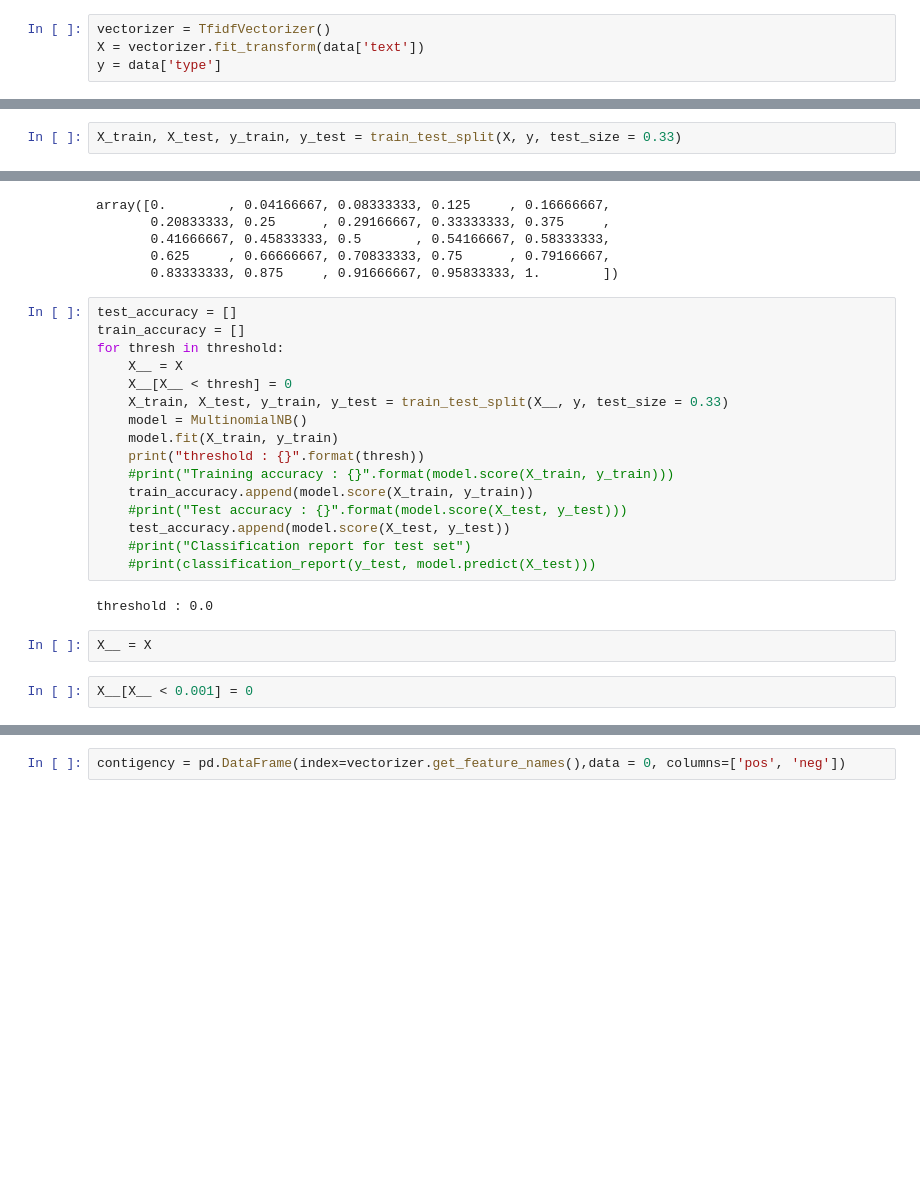
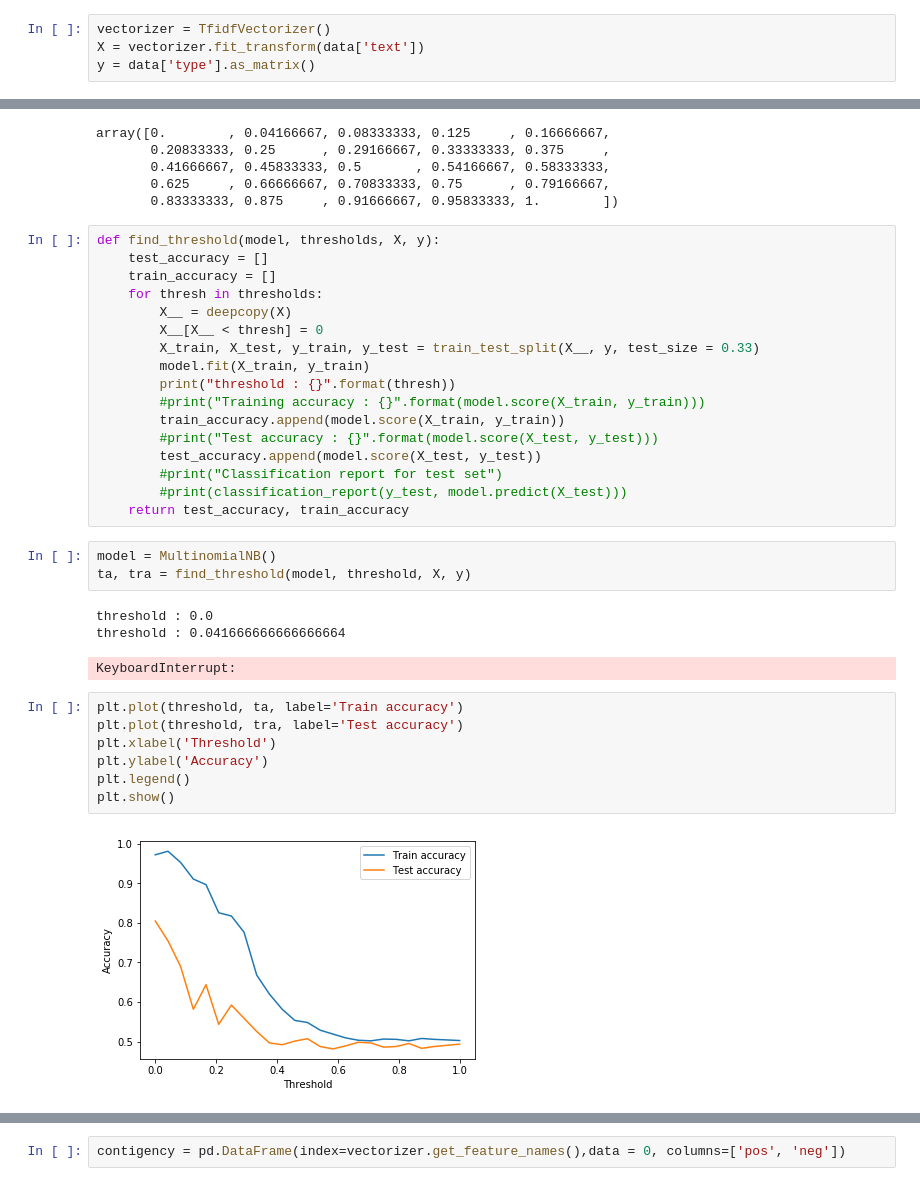
Before and after one commit to SimonKenoby/INFO2049, a Jupyter notebook: webandtext.ipynb, the cells around one changed output, grey strips where cells are left out. Cells and saved outputs as stored; diff of their text form; blank space fills up the shorter version.

Commit message:
Made kflod cross validation and confusion matrix

```diff
--- a/webandtext.ipynb
+++ b/webandtext.ipynb
@@ -81,7 +83,7 @@ visualize('neg')
 # %%
 vectorizer = TfidfVectorizer()
 X = vectorizer.fit_transform(data['text'])
-y = data['type']
+y = data['type'].as_matrix()
 # %%
 def get_score(index, score, matrix, order):
     X_ = matrix[index]
@@ -128,5 +117,3 @@ NameError: name 'max_val' is not defined
-# %%
-X_train, X_test, y_train, y_test = train_test_split(X, y, test_size = 0.33)
 # %%
 threshold = np.linspace(start = 0.0, stop = 1.0, num = 25)
 threshold
@@ -137,24 +124,35 @@ array([0.        , 0.04166667, 0.08333333, 0.125     , 0.16666667,
        0.625     , 0.66666667, 0.70833333, 0.75      , 0.79166667,
        0.83333333, 0.875     , 0.91666667, 0.95833333, 1.        ])
 # %%
-test_accuracy = []
-train_accuracy = []
-for thresh in threshold:
-    X__ = X
-    X__[X__ < thresh] = 0
-    X_train, X_test, y_train, y_test = train_test_split(X__, y, test_size = 0.33)
-    model = MultinomialNB()
-    model.fit(X_train, y_train)
-    print("threshold : {}".format(thresh))
-    #print("Training accuracy : {}".format(model.score(X_train, y_train)))
-    train_accuracy.append(model.score(X_train, y_train))
-    #print("Test accuracy : {}".format(model.score(X_test, y_test)))
-    test_accuracy.append(model.score(X_test, y_test))
-    #print("Classification report for test set")
-    #print(classification_report(y_test, model.predict(X_test)))
+def find_threshold(model, thresholds, X, y):
+    test_accuracy = []
+    train_accuracy = []
+    for thresh in thresholds:
+        X__ = deepcopy(X)
+        X__[X__ < thresh] = 0
+        X_train, X_test, y_train, y_test = train_test_split(X__, y, test_size = 0.33)
+        model.fit(X_train, y_train)
+        print("threshold : {}".format(thresh))
+        #print("Training accuracy : {}".format(model.score(X_train, y_train)))
+        train_accuracy.append(model.score(X_train, y_train))
+        #print("Test accuracy : {}".format(model.score(X_test, y_test)))
+        test_accuracy.append(model.score(X_test, y_test))
+        #print("Classification report for test set")
+        #print(classification_report(y_test, model.predict(X_test)))
+    return test_accuracy, train_accuracy
-# %% [output]
-threshold : 0.0
-# %%
-X__ = X
-# %%
-X__[X__ < 0.001] = 0
+# %%
+model = MultinomialNB()
+ta, tra = find_threshold(model, threshold, X, y)
+# %% [output]
+threshold : 0.0
+threshold : 0.041666666666666664
+KeyboardInterrupt:
+# %%
+plt.plot(threshold, ta, label='Train accuracy')
+plt.plot(threshold, tra, label='Test accuracy')
+plt.xlabel('Threshold')
+plt.ylabel('Accuracy')
+plt.legend()
+plt.show()
+# %% [output]
+[figure, added]
```
Also changed, not shown: parts of 13 cells of this notebook.
